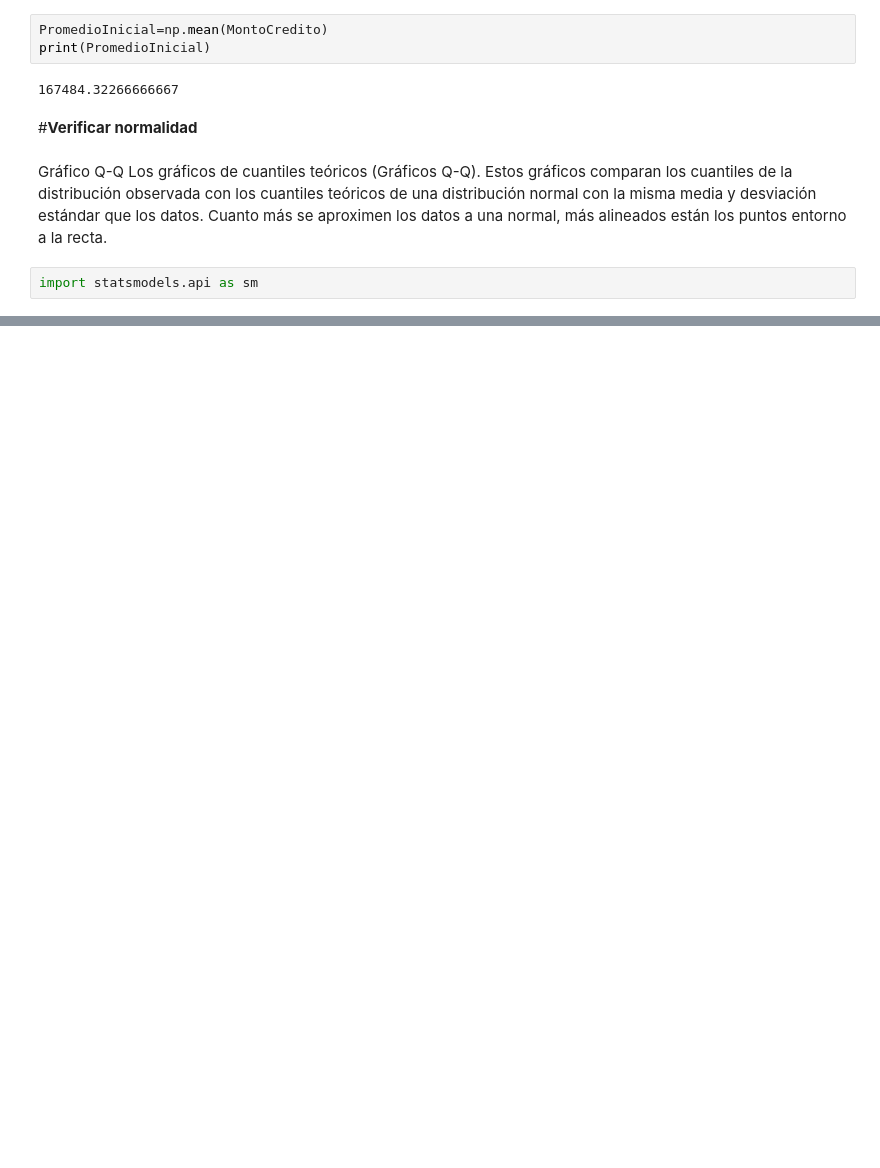
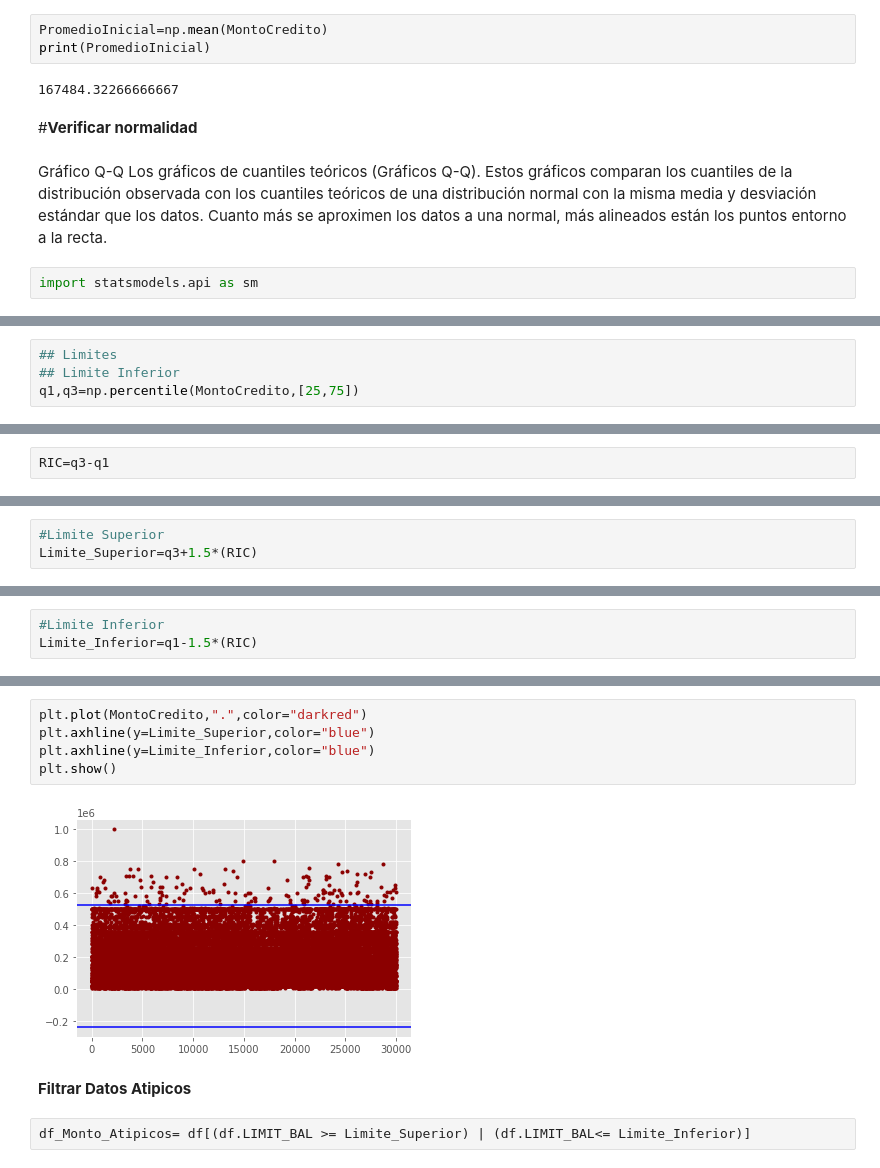
Before and after one commit to defesagit/ProyectoBanco, a Jupyter notebook: ProyectoBancoML.ipynb, the cells around one changed output, grey strips where cells are left out. Cells and saved outputs as stored; diff of their text form; blank space fills up the shorter version.

```diff
--- a/ProyectoBancoML.ipynb
+++ b/ProyectoBancoML.ipynb
@@ -304,0 +381,4 @@ sm.qqplot(MontoCredito,fit=True,line="q",ax=ax)
+# %%
+## Limites
+## Limite Inferior
+q1,q3=np.percentile(MontoCredito,[25,75])
@@ -304,0 +393,2 @@ sm.qqplot(MontoCredito,fit=True,line="q",ax=ax)
+# %%
+RIC=q3-q1
@@ -304,0 +399,3 @@ sm.qqplot(MontoCredito,fit=True,line="q",ax=ax)
+# %%
+#Limite Superior
+Limite_Superior=q3+1.5*(RIC)
@@ -304,0 +406,3 @@ sm.qqplot(MontoCredito,fit=True,line="q",ax=ax)
+# %%
+#Limite Inferior
+Limite_Inferior=q1-1.5*(RIC)
@@ -304,0 +413,11 @@ sm.qqplot(MontoCredito,fit=True,line="q",ax=ax)
+# %%
+plt.plot(MontoCredito,".",color="darkred")
+plt.axhline(y=Limite_Superior,color="blue")
+plt.axhline(y=Limite_Inferior,color="blue")
+plt.show()
+# %% [output]
+[figure, added]
+# %% [markdown]
+**Filtrar Datos Atipicos**
+# %%
+df_Monto_Atipicos= df[(df.LIMIT_BAL >= Limite_Superior) | (df.LIMIT_BAL<= Limite_Inferior)]
```
Also changed, not shown: parts of 91 cells of this notebook.
